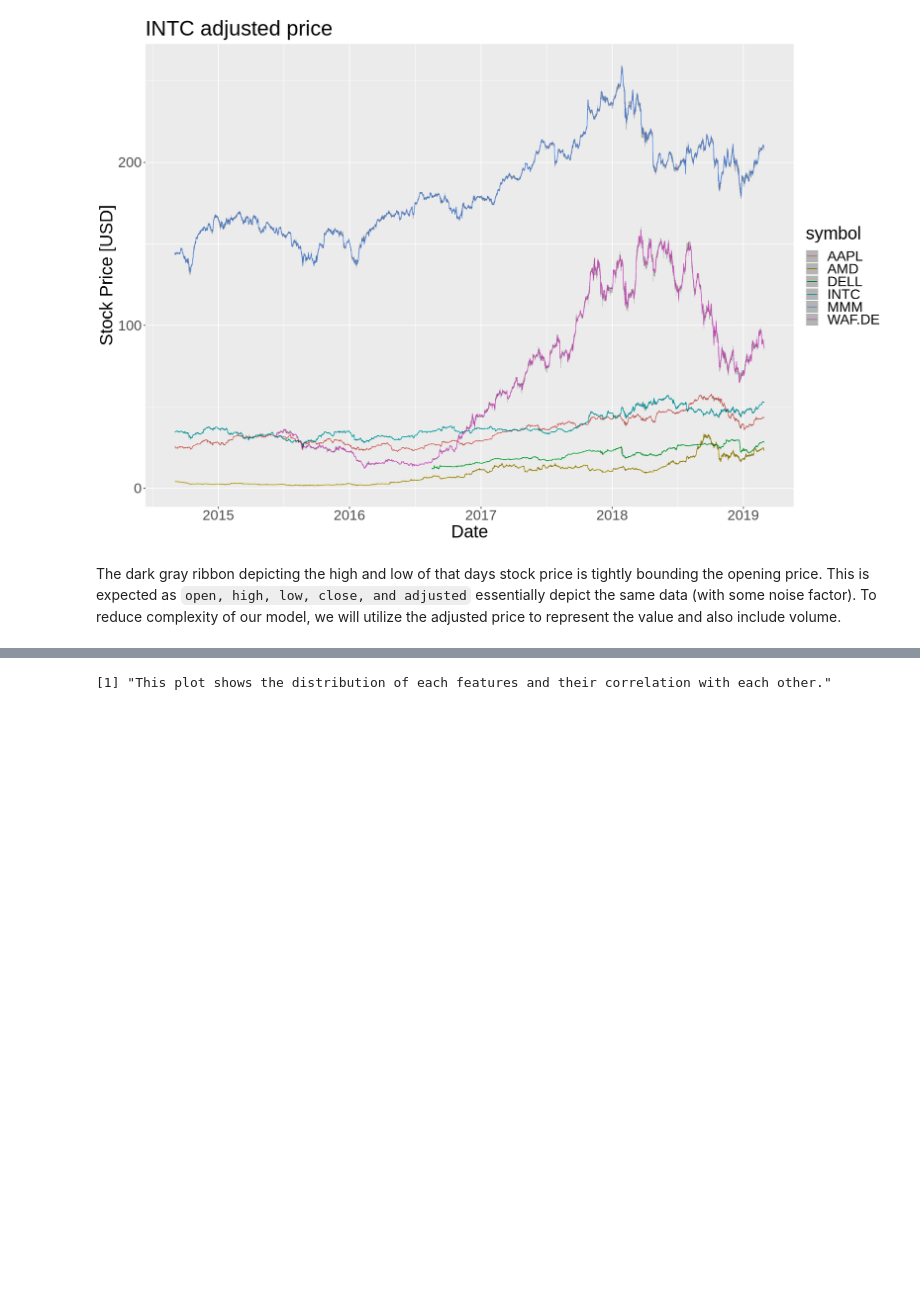
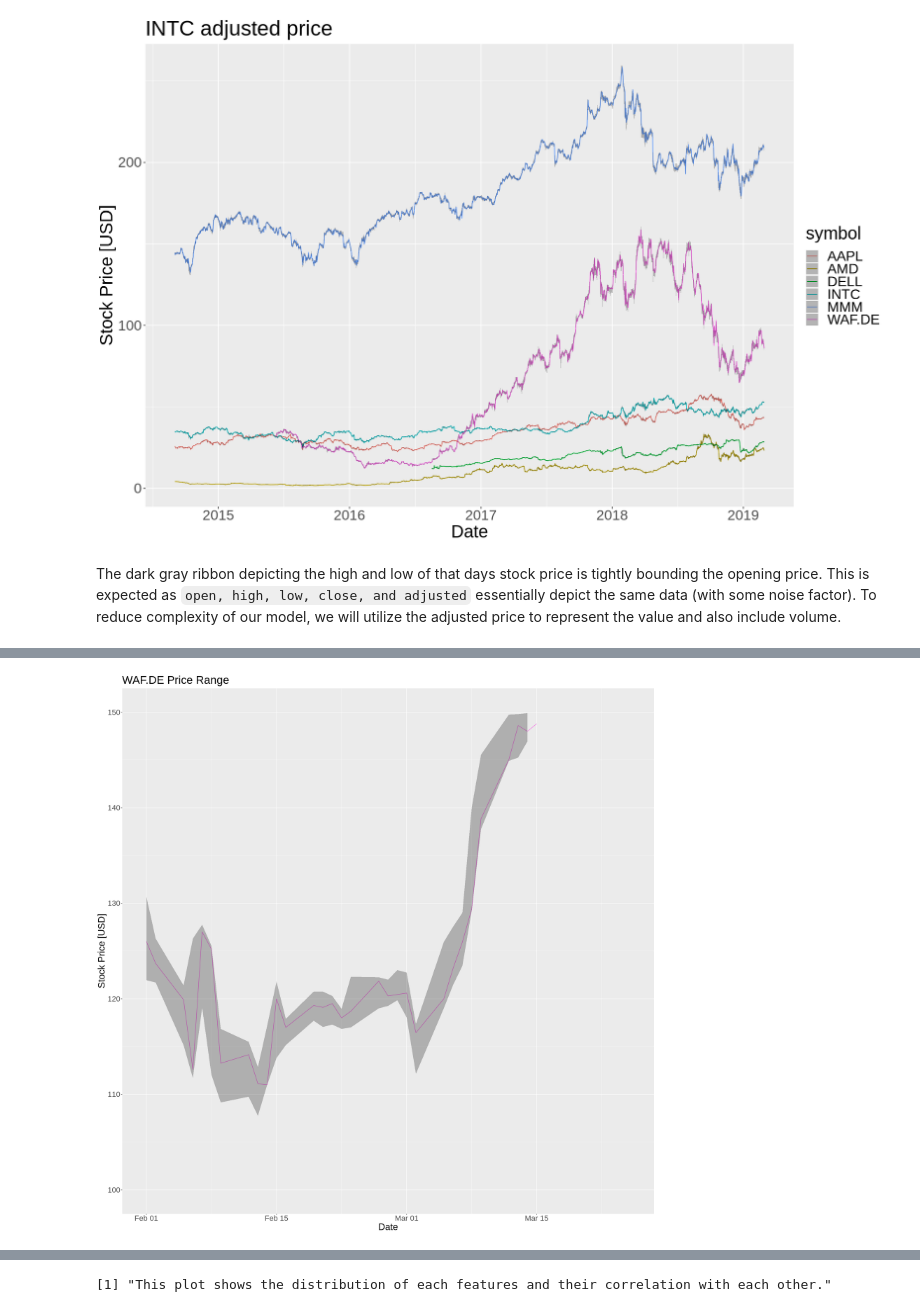
Before and after one commit to nkoda/STAT301, a Jupyter notebook: project_final.ipynb, the cells around one changed output, grey strips where cells are left out. Cells and saved outputs as stored; diff of their text form; code cells hidden in the pictures; blank space fills up the shorter version.

Commit message:
Refined notebook based on some feedback
- Added some elaboration to intro
- Added zoomed plot to show ribbon
- added comments to elaborate code cells

```diff
--- a/project_final.ipynb
+++ b/project_final.ipynb
@@ -146,3 +138,12 @@ intel_plt
 [figure]
 # %% [markdown]
 The dark gray ribbon depicting the high and low of that days stock price is tightly bounding the opening price. This is expected as `open, high, low, close, and adjusted` essentially depict the same data (with some noise factor). To reduce complexity of our model, we will utilize the adjusted price to represent the value and also include volume.
+# %%
+#Zooming into WAF.DE to show the gray ribbon
+intel_plt_zoom = intel_plt +
+                xlim(as.Date('2018-02-01'),as.Date('2018-03-25')) +
+                ylim(100,150) +
+                ggtitle("WAF.DE Price Range") +
+                theme(legend.position = "none")
+intel_plt_zoom
+# %% [output]
@@ -149,3 +162,4 @@ The dark gray ribbon depicting the high and low of that days stock price is tigh
+[figure, added]
 # %%
 #Selecting our wanted features from the data
 intel_index = intel_index |>
```
Also changed, not shown: parts of 19 cells of this notebook.
